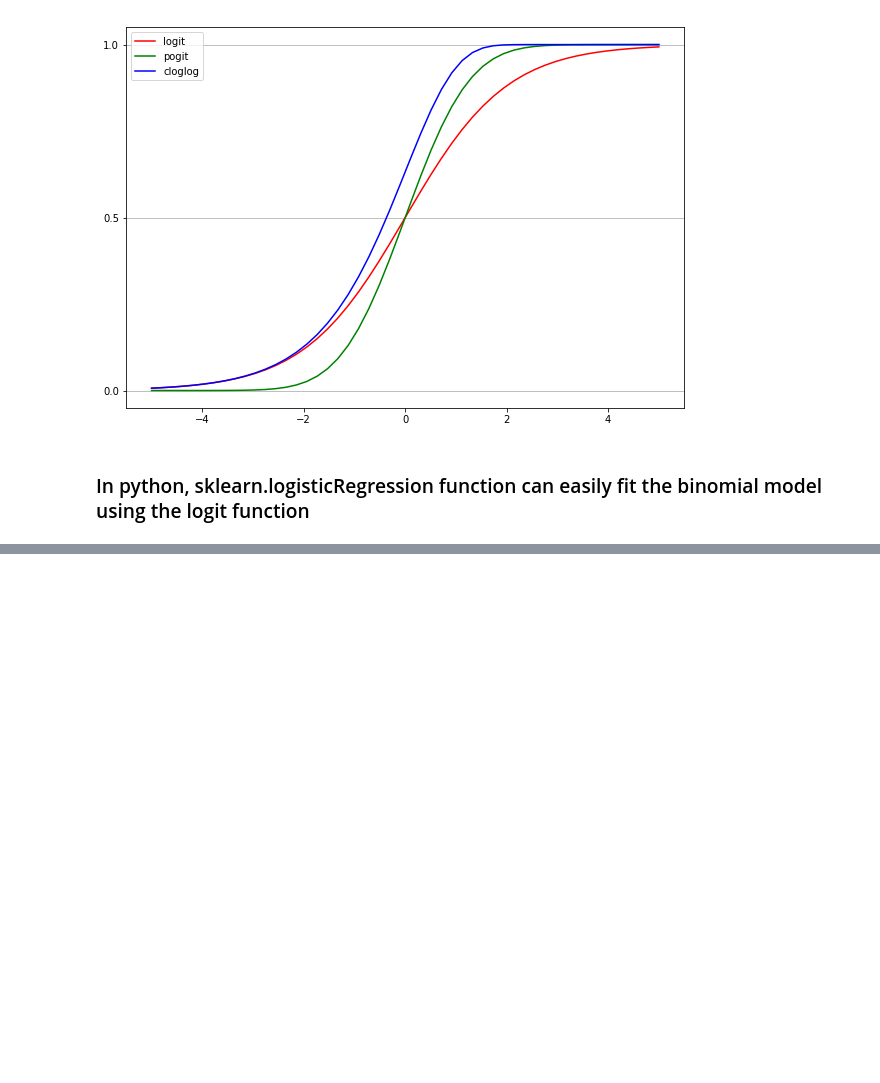
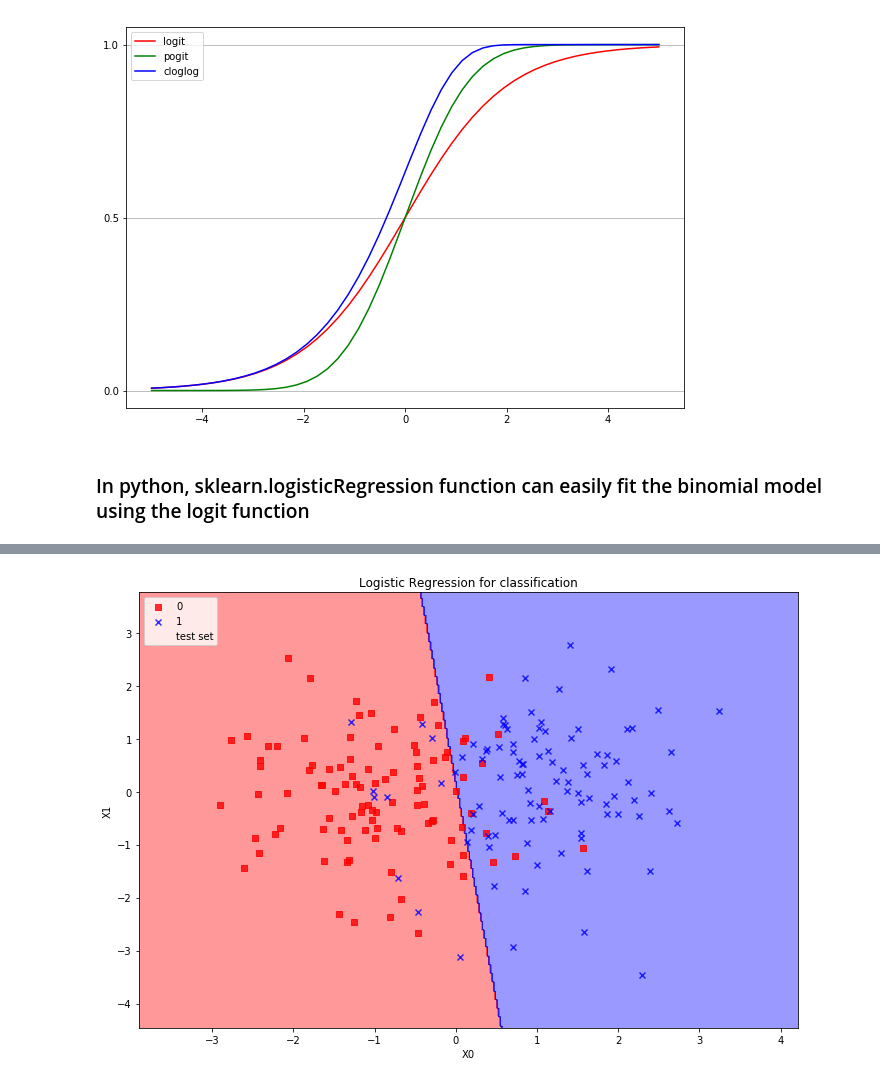
Before and after one commit to makakin/Stat3612Python, a Jupyter notebook: [Lecture 8] Classification.ipynb, the cells around one changed output, grey strips where cells are left out. Cells and saved outputs as stored; diff of their text form; code cells hidden in the pictures; blank space fills up the shorter version.

```diff
--- a/[Lecture 8] Classification.ipynb
+++ b/[Lecture 8] Classification.ipynb
@@ -118,0 +210,11 @@ This is the fitted parameters for logistic regression:  [[-0.21610058  3.2472952
+# %%
+X_combined = np.vstack((X_train, X_test))
+y_combined = np.hstack((y_train, y_test))
+
+test_idx = range(X_train.shape[0], X_combined.shape[0])
+
+plot_decision_regions(X=X_combined,y=y_combined,
+                      classifier = fit_lgs,test_idx=test_idx,
+                      xlabel='X0', ylabel='X1', title='Logistic Regression for classification')
+# %% [output]
+[figure, added]
```
Also changed, not shown: parts of 17 cells of this notebook.
